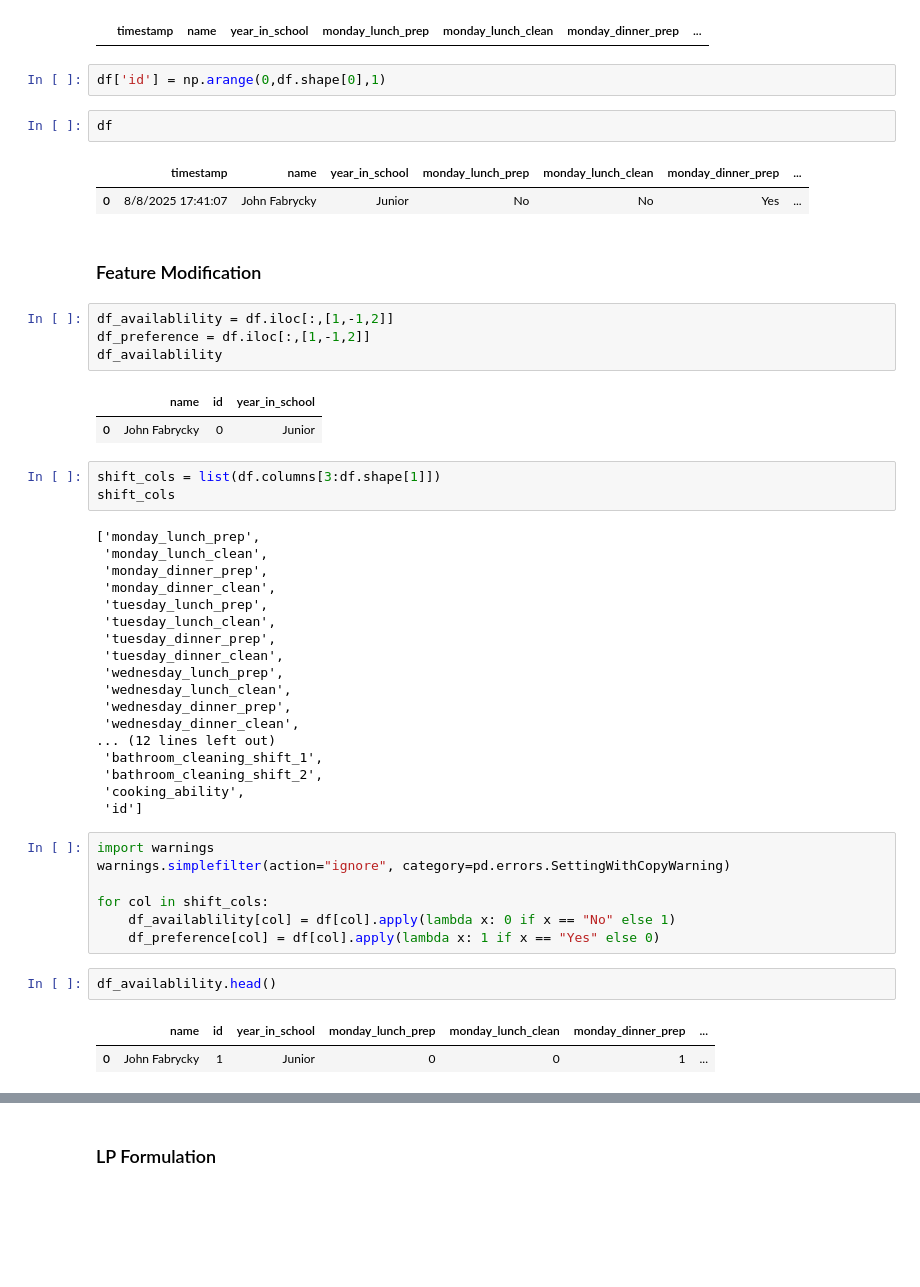
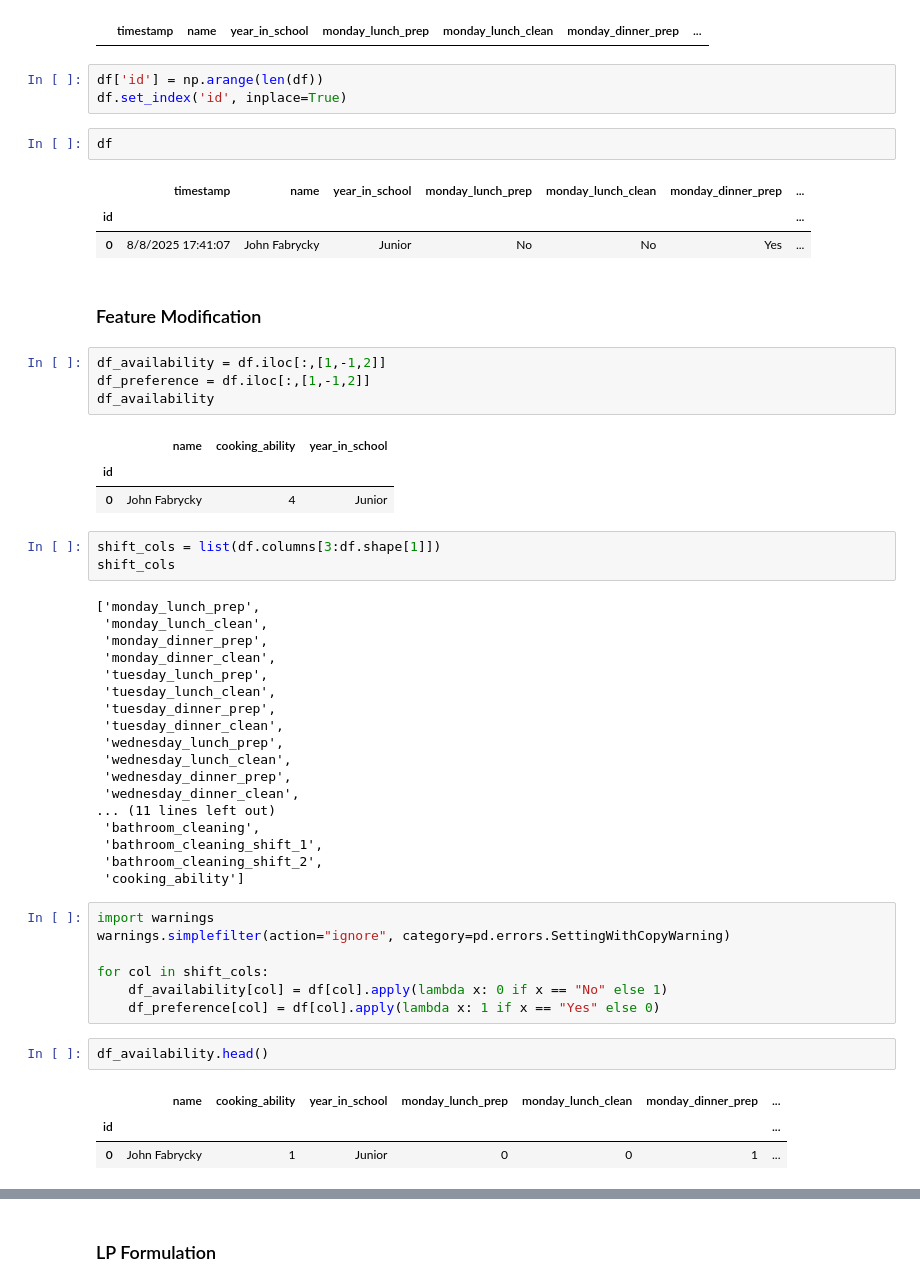
Before and after one commit to johnfabrycky/Commie-Scheduling-Program, a Jupyter notebook: linear_program_1.ipynb, the cells around one changed output, grey strips where cells are left out. Drawn from its saved outputs; the diff is of its cells as text; blank space fills up the shorter version.

```diff
--- a/linear_program_1.ipynb
+++ b/linear_program_1.ipynb
@@ -118,21 +118,24 @@ df[df.isnull().any(axis=1)]
 # %% [output]
 |  | timestamp | name | year_in_school | monday_lunch_prep | monday_lunch_clean | monday_dinner_prep | ... |
 # %%
-df['id'] = np.arange(0,df.shape[0],1)
+df['id'] = np.arange(len(df))
+df.set_index('id', inplace=True)
 # %%
 df
 # %% [output]
 |  | timestamp | name | year_in_school | monday_lunch_prep | monday_lunch_clean | monday_dinner_prep | ... |
+| id |  |  |  |  |  |  | ... |
 | 0 | 8/8/2025 17:41:07 | John Fabrycky | Junior | No | No | Yes | ... |
 # %% [markdown]
 ### Feature Modification
 # %%
-df_availablility = df.iloc[:,[1,-1,2]]
+df_availability = df.iloc[:,[1,-1,2]]
 df_preference = df.iloc[:,[1,-1,2]]
-df_availablility
+df_availability
 # %% [output]
-|  | name | id | year_in_school |
-| 0 | John Fabrycky | 0 | Junior |
+|  | name | cooking_ability | year_in_school |
+| id |  |  |  |
+| 0 | John Fabrycky | 4 | Junior |
 # %%
 shift_cols = list(df.columns[3:df.shape[1]])
 shift_cols
@@ -149,22 +152,23 @@ shift_cols
  'wednesday_lunch_clean',
  'wednesday_dinner_prep',
  'wednesday_dinner_clean',
-... (12 lines left out)
+... (11 lines left out)
+ 'bathroom_cleaning',
  'bathroom_cleaning_shift_1',
  'bathroom_cleaning_shift_2',
- 'cooking_ability',
- 'id']
+ 'cooking_ability']
 # %%
 import warnings
 warnings.simplefilter(action="ignore", category=pd.errors.SettingWithCopyWarning)
 
 for col in shift_cols:
-    df_availablility[col] = df[col].apply(lambda x: 0 if x == "No" else 1)
+    df_availability[col] = df[col].apply(lambda x: 0 if x == "No" else 1)
     df_preference[col] = df[col].apply(lambda x: 1 if x == "Yes" else 0)
 # %%
-df_availablility.head()
+df_availability.head()
 # %% [output]
-|  | name | id | year_in_school | monday_lunch_prep | monday_lunch_clean | monday_dinner_prep | ... |
+|  | name | cooking_ability | year_in_school | monday_lunch_prep | monday_lunch_clean | monday_dinner_prep | ... |
+| id |  |  |  |  |  |  | ... |
 | 0 | John Fabrycky | 1 | Junior | 0 | 0 | 1 | ... |
 # %%
 df_preference.head()
```
Also changed, not shown: parts of 17 cells of this notebook, 1 other file.
